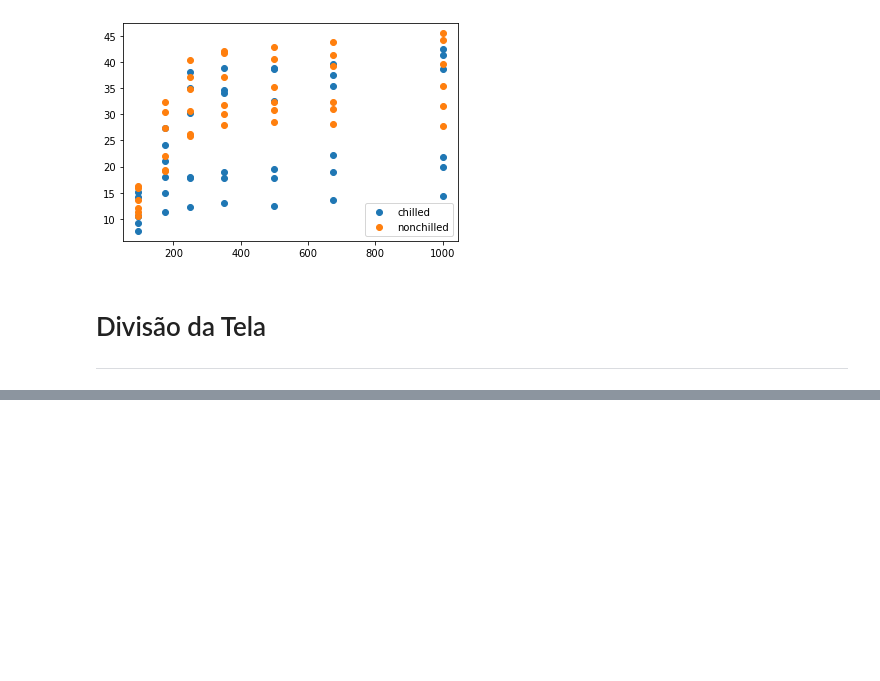
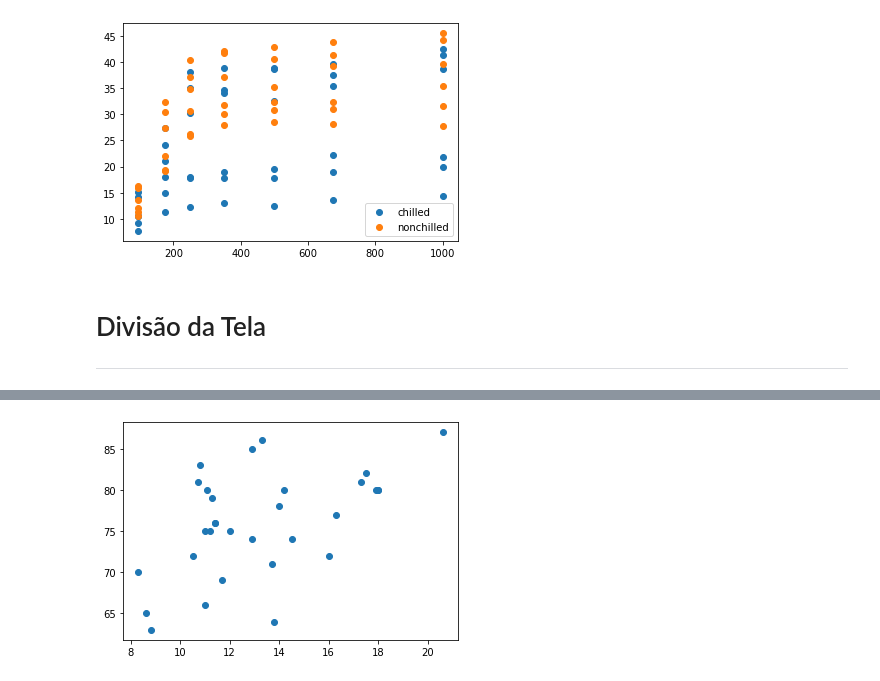
Before and after one commit to emariot/Tratamento_Dados_R_Python, a Jupyter notebook: Python/Gráficos.ipynb, the cells around one changed output, grey strips where cells are left out. Cells and saved outputs as stored; diff of their text form; code cells hidden in the pictures; blank space fills up the shorter version.

```diff
--- a/Python/Gráficos.ipynb
+++ b/Python/Gráficos.ipynb
@@ -131,0 +136,4 @@ plt.legend(loc = 'lower right');
+# %%
+plt.scatter(data.Girth, data.Height);
+# %% [output]
+[figure, added]
```
Also changed, not shown: parts of 10 cells of this notebook.
